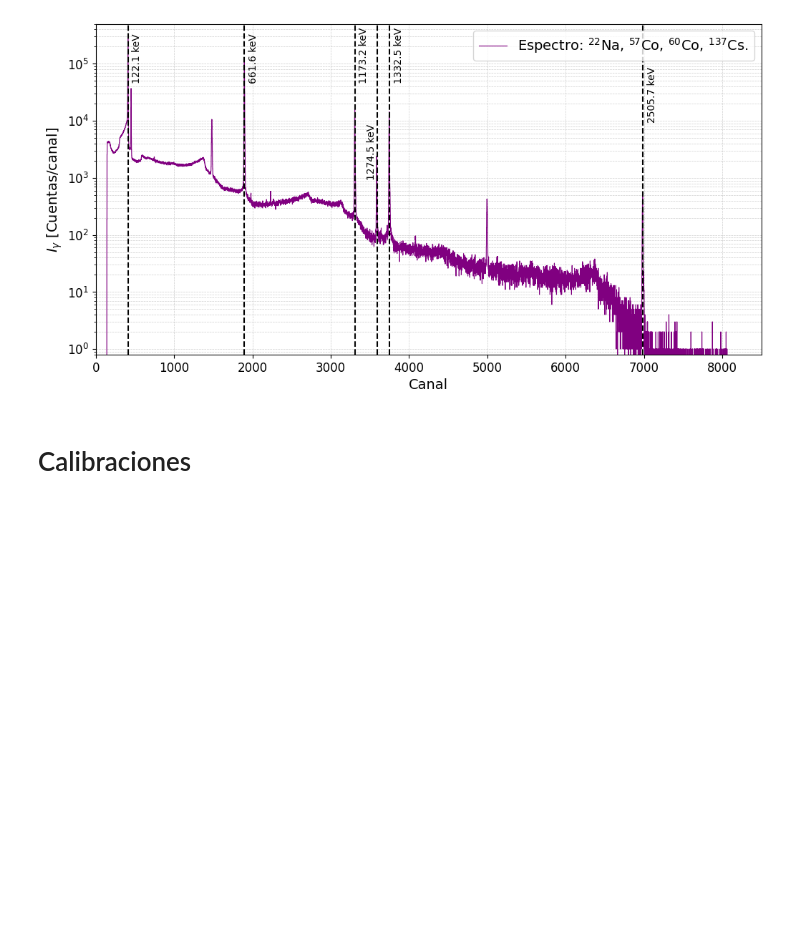
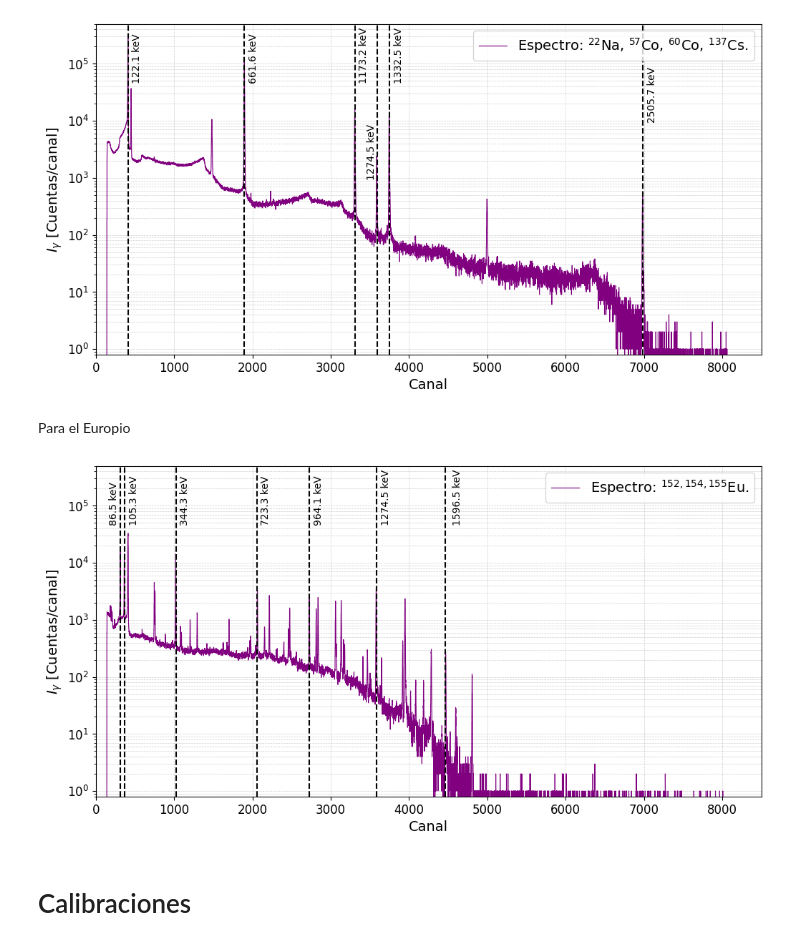
Before and after one commit to asarria48/Nuclear-physics, a Jupyter notebook: Informe3.ipynb, the cells around one changed output. Saved outputs shown, nothing was run; the diff lists cells and outputs as text; code cells hidden in the pictures; blank space fills up the shorter version.

Commit message:
Espectro completo para el europio (154, 155, 156)

```diff
--- a/Informe3.ipynb
+++ b/Informe3.ipynb
@@ -60,6 +60,62 @@ plt.grid(which="both", linestyle="--", linewidth=0.5, alpha=0.6)
 plt.show()
 # %% [output]
 [figure]
+# %% [markdown]
+Para el Europio
+# %%
+import pandas as pd
+import matplotlib.pyplot as plt
+from scipy.ndimage import gaussian_filter1d
+
+# leo los espectros
+varios = pd.read_csv("calibracionNaCoCoCs-Ge8K.xy", sep=r"\s+", header=None)
+euro = pd.read_csv("calibracionEu-Ge8K.xy", sep=r"\s+", header=None)
+
+# nombres de columnas
+varios.columns = ["canal", "cuentas"]
+euro.columns = ["canal", "cuentas"]
+
+df = euro                                                                       # cambio de varios a euro
+
+plt.figure(figsize=(12,6))
+plt.plot(df["canal"], df["cuentas"], ds="steps-mid", color='purple', lw=0.8, label="Espectro: $^{152,154,155}$Eu.")
+plt.tick_params(axis='both', which='major', labelsize=12)
+plt.tick_params(axis='both', which='minor', labelsize=12)
+
+# aquí meto los picos "a ojo" que ya conozco
+
+plt.axvline(312.14, color='black', lw=1.5,linestyle='--')
+plt.text(312.14 - 150, 1e4*5, f'86.5 keV', color='black',rotation=90, fontsize=10)
+
+plt.axvline(370, color='black', lw=1.5,linestyle='--')
+plt.text(370 + 50, 1e4*5, f'105.3 keV', color='black',rotation=90, fontsize=10)
+
+plt.axvline(1025, color='black', lw=1.5,linestyle='--')
+plt.text(1025 + 50, 1e4*5, f'344.3 keV', color='black',rotation=90, fontsize=10)
+
+plt.axvline(2055, color='black', lw=1.5,linestyle='--')
+plt.text(2055 + 50, 1e4*5, f'723.3 keV', color='black',rotation=90, fontsize=10)
+
+plt.axvline(2730, color='black', lw=1.5,linestyle='--')
+plt.text(2730 + 50, 1e4*5, f'964.1 keV', color='black', rotation=90, fontsize=10)
+
+plt.axvline(3585, color='black', lw=1.5,linestyle='--')
+plt.text(3585 + 50, 1e4*5, f'1274.5 keV', color='black',rotation=90, fontsize=10)
+
+plt.axvline(4460, color='black', lw=1.5,linestyle='--')
+plt.text(4500 + 50, 1e4*5, f'1596.5 keV', color='black',rotation=90, fontsize=10)
+
+plt.xlim(0, 8500)
+plt.yscale("log")
+plt.ylim(0.8, 5e5)
+
+plt.xlabel("Canal", fontsize=14)
+plt.ylabel("$I_\gamma$ [Cuentas/canal]", fontsize=14)
+plt.legend(fontsize=14)
+plt.grid(which="both", linestyle="--", linewidth=0.5, alpha=0.6)
+plt.show()
+# %% [output]
+[figure, added]
 # %% [markdown]
 # Calibraciones
 # %% [markdown]
```
